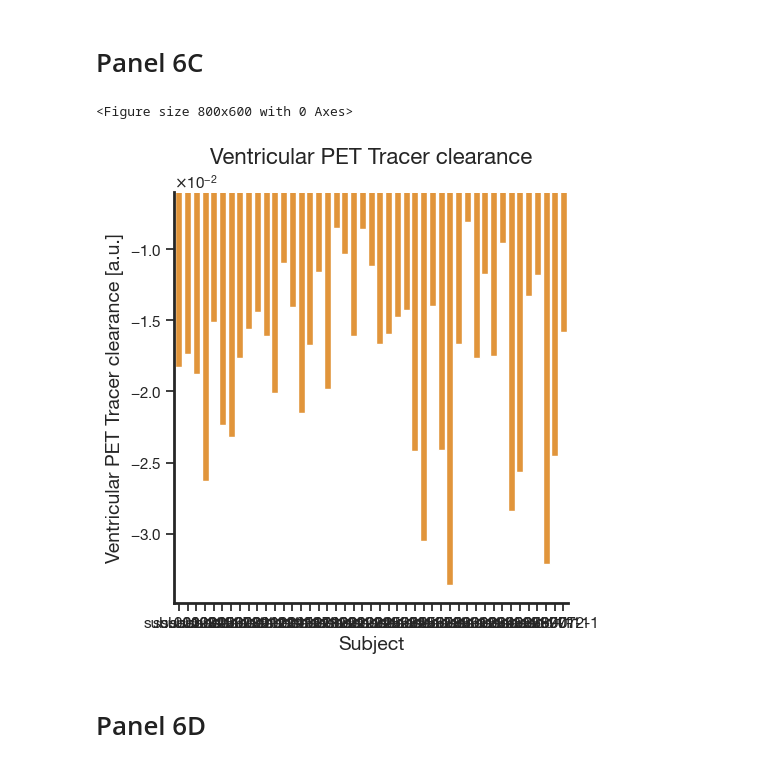
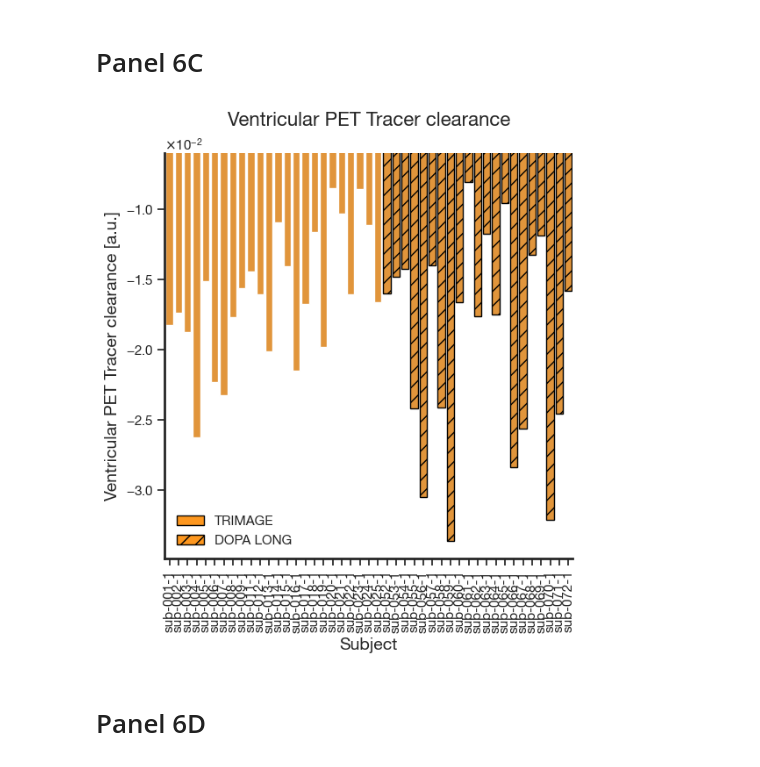
Before and after one commit to VikNeu/LV-CSF-flow-clear, a Jupyter notebook: stats/Figure_6_Simultaneous_PET_MRI.ipynb, the cells around one changed output. Drawn from its saved outputs; the diff is of its cells as text; code cells hidden in the pictures.

```diff
--- a/stats/Figure_6_Simultaneous_PET_MRI.ipynb
+++ b/stats/Figure_6_Simultaneous_PET_MRI.ipynb
@@ -655,27 +659,52 @@ See the caveats in the documentation: https://pandas.pydata.org/pandas-docs/stab
 # %% [markdown]
 # Panel 6C
 # %%
-# Figure 5C
-fig = plt.figure(figsize=(8,6))
-pet_plot = sns.catplot(data=hc_bimodal_first_session, x='subID',y='ventricular_slope',kind='bar',errorbar='sd',color=(253/255, 151/255, 31/255))
+# Figure 6C (bars) + hatch for DOPA LONG dataset
+fig, ax = plt.subplots(figsize=(6, 6))
+
+# Make sure each subID is unique (one bar per subject) and keep a deterministic order
+dfp = hc_bimodal_first_session.sort_values("subID").copy()
+
+sns.barplot(
+    data=dfp,
+    x="subID",
+    y="ventricular_slope",
+    ax=ax,
+    errorbar=None,
+    color=(253/255, 151/255, 31/255),
+)
+
+# Apply hatch t
+for patch, ds in zip(ax.patches, dfp["dataset"].to_list()):
+    if ds == 1:
+        patch.set_hatch("//")      # gestrichelt
+        patch.set_edgecolor("black")  # makes the hatch visible
+        patch.set_linewidth(1.0)
+
 sns.despine()
-plt.title('Ventricular PET Tracer clearance', weight='bold', fontsize=16, y=1.05)
-plt.xlabel('Subject', fontsize=14)
-plt.ylabel('Ventricular PET Tracer clearance [a.u.]', fontsize=14)
-plt.ylim(-0.0349,-0.006)
-#ax = plt.gca()
-ax = pet_plot.ax
+ax.set_title("Ventricular PET Tracer clearance", weight="bold", fontsize=16, y=1.05)
+ax.set_xlabel("Subject", fontsize=14)
+ax.set_ylabel("Ventricular PET Tracer clearance [a.u.]", fontsize=14)
+ax.set_ylim(-0.0349, -0.006)
 ax.yaxis.set_major_formatter(formatter)
+ax.tick_params(axis="x", rotation=90)
+
+# Legend for hatch
+from matplotlib.patches import Patch
+legend_handles = [
+    Patch(facecolor=(253/255, 151/255, 31/255), edgecolor="black", label="TRIMAGE"),
+    Patch(facecolor=(253/255, 151/255, 31/255), edgecolor="black", hatch="//", label="DOPA LONG"),
+]
+ax.legend(handles=legend_handles, frameon=False, loc="best")
 
 # Save the figure -------
 #image_path = os.path.join(outDir, f'PET slopes of all subjects.png')
 #pet_plot.figure.savefig(image_path, dpi=600)
 #---
 #image_path_svg = os.path.join(outDir, 'PET slopes of all subjects.svg')
-#pet_plot.figure.savefig(image_path_svg)
+#fig.savefig(image_path_svg)
 # %% [output]
-<Figure size 800x600 with 0 Axes>
-[figure, old version]
+[figure, new version]
 # %% [markdown]
 # Panel 6D
 # %%
```
Also changed, not shown: parts of 11 cells of this notebook, 8 other files.
